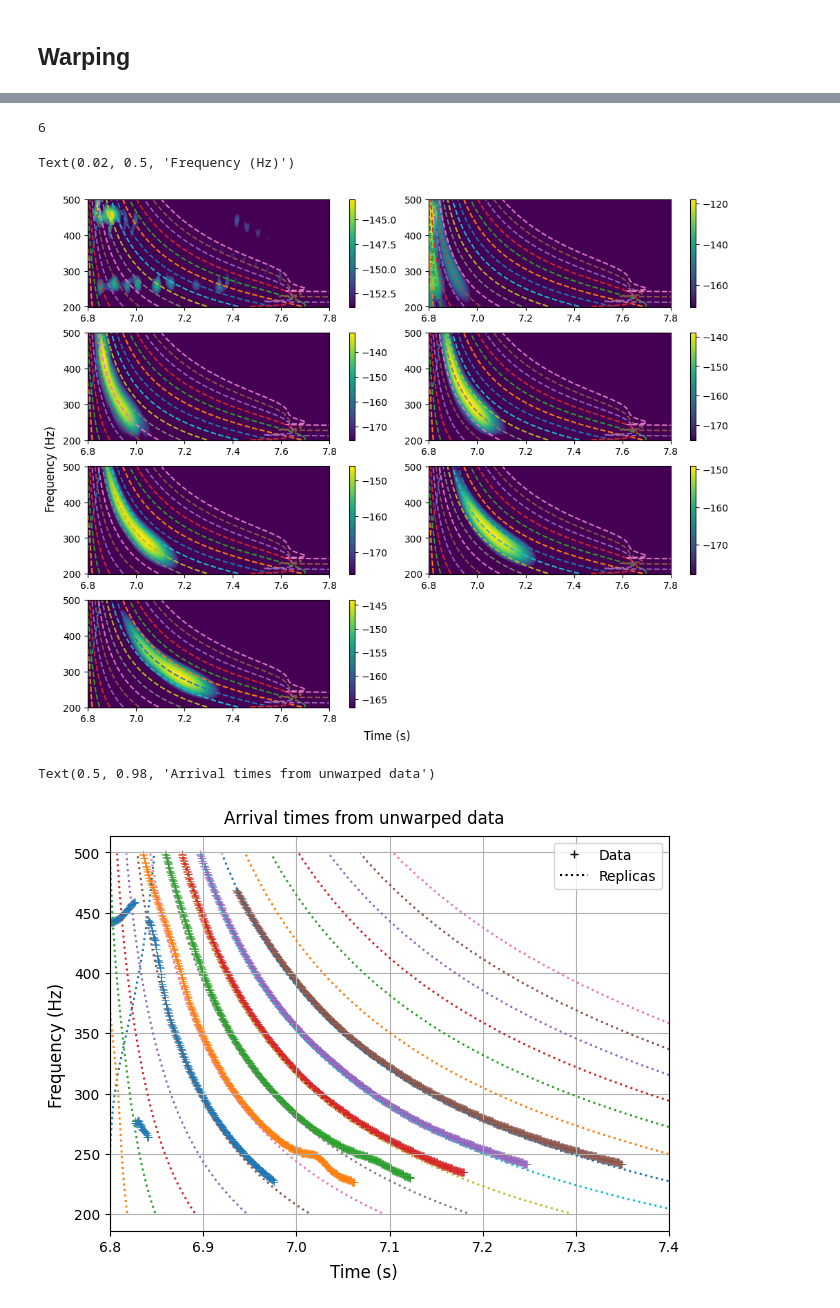
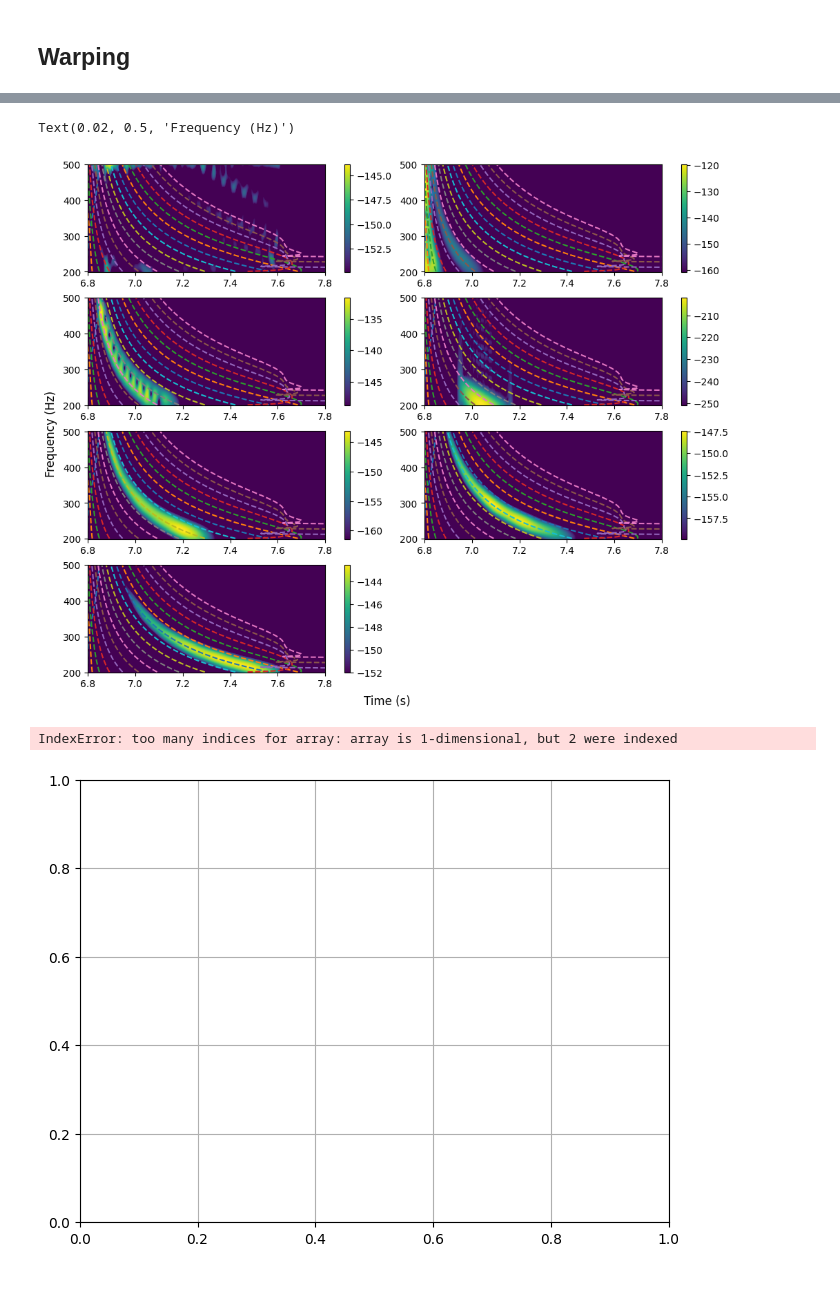
Before and after one commit to danchieta-njit/acoustic-inversion-python, a Jupyter notebook: Notebooks/Warping test.ipynb, the cells around one changed output, grey strips where cells are left out. Cells and saved outputs as stored; diff of their text form; code cells hidden in the pictures.

```diff
--- a/Notebooks/Warping test.ipynb
+++ b/Notebooks/Warping test.ipynb
@@ -133,8 +130,9 @@ array([[0.49946791, 0.49948282, 0.49947334, ..., 0.49946708, 0.49946707,
 # %%
 #Xw_bool = np.abs(Xw)**2 > np.quantile(np.abs(Xw)**2, 0.99)
-Xw_bool = XF >.9
+Xw_bool = XF >.99
 # %%
-labeled_data, nlabels = label(Xw_bool)
+s = np.ones([3,3])
+labeled_data, nlabels = label(Xw_bool, s)
 # %%
 fig, (ax, axbool, axl) = plt.subplots(1,3, layout='constrained')
 
@@ -182,10 +176,6 @@ for i_label in range(nlabels):
 fmask = np.all([wc>=200, wc<=500], 0)
 wc = wc[fmask]
 X_components = X_components[:, fmask, :]
-# %%
-nr
-# %% [output]
-6
 # %%
 fig = plt.figure(layout='constrained')
 
@@ -197,9 +187,9 @@ nr = int(np.ceil(nlabels/2))
 
 for ind in range(nlabels):
     ax = fig.add_subplot(nr, 2, ind + 1)
-    m = ax.pcolormesh(tc + 6.8, wc, 20*np.log10(np.abs(X_components[ind])), vmin=vmin[ind], vmax=vmax[ind])
+    m = ax.pcolormesh(tc + origin_time, wc, 20*np.log10(np.abs(X_components[ind])), vmin=vmin[ind], vmax=vmax[ind])
     ax.plot(source_range*1e3/Vg.T, f[1:-1], '--')
-    ax.set_xlim(tc[[0,-1]] + 6.8)
+    ax.set_xlim(tc[[0,-1]] + origin_time)
 
     plt.colorbar(m, ax=ax)
 fig.set_size_inches([10,8])
@@ -208,39 +198,39 @@ fig.supylabel('Frequency (Hz)')
 #fig.savefig('../data/output/figures/timewarping_extracted_components.png', dpi=600)
 # %% [output]
 Text(0.02, 0.5, 'Frequency (Hz)')
-[figure, old version]
+[figure, new version]
 # %%
 peaks_components = list()
 
 min_height = np.quantile(np.abs(X_components)**2, .9, [1,2])
 
 for ind, Xc in enumerate(np.abs(X_components)**2):
-    peaks_components.append(find_peaks(Xc.mT, tc + 6.8, wc, npeaks=, min_height = min_height[ind]))
+    peaks_components.append(find_peaks(Xc, wc, tc + origin_time, npeaks=1, min_height = min_height[ind]))
 # %%
 fig, ax = plt.subplots(layout='constrained')
 
 ax.grid()
-for p in peaks_components[1:11]:
-    ax.scatter(p[:,1], p[:,0], marker = '+', linewidths=.5)
+for p in peaks_components[]:
+    ax.scatter(p[:,0], p[:,1], marker = '+', linewidths=.5)
 ax.plot(source_range*1e3/Vg.T, f[1:-1], ':')
-ax.set_xlim([6.8, 7.4])
+ax.set_xlim([origin_time, 7.4])
 
 ax.plot(0, 350, 'k+', label="Data")
 ax.plot(0, 350, 'k:', label="Replicas")
 
 ax.legend()
 
 
 fig.supxlabel('Time (s)')
 fig.supylabel('Frequency (Hz)')
 
 fig.suptitle("Arrival times from unwarped data")
 #fig.set_size_inches([30,12])
 
 #fig.savefig('../data/output/figures/timewarping_arrival_times.png', dpi=600)
 # %% [output]
-Text(0.5, 0.98, 'Arrival times from unwarped data')
+IndexError: too many indices for array: array is 1-dimensional, but 2 were indexed
-[figure, old version]
+[figure, new version]
 # %%
 export = {'peaks_coordinates':np.array(peaks_components[5:], dtype=object), 'mode_nos':np.array([9,10,11,12])}
 
```
Also changed, not shown: parts of 13 cells of this notebook, 6 other files.
